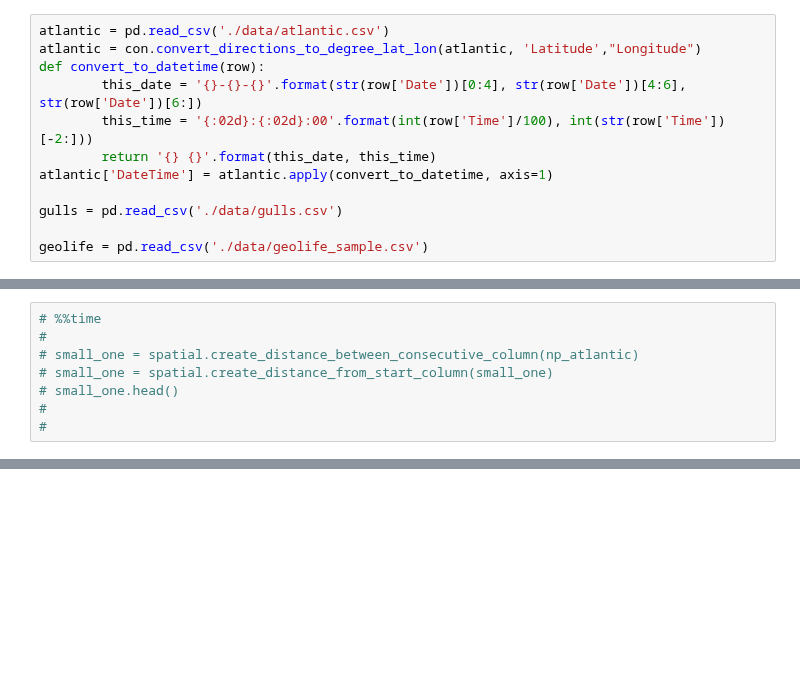
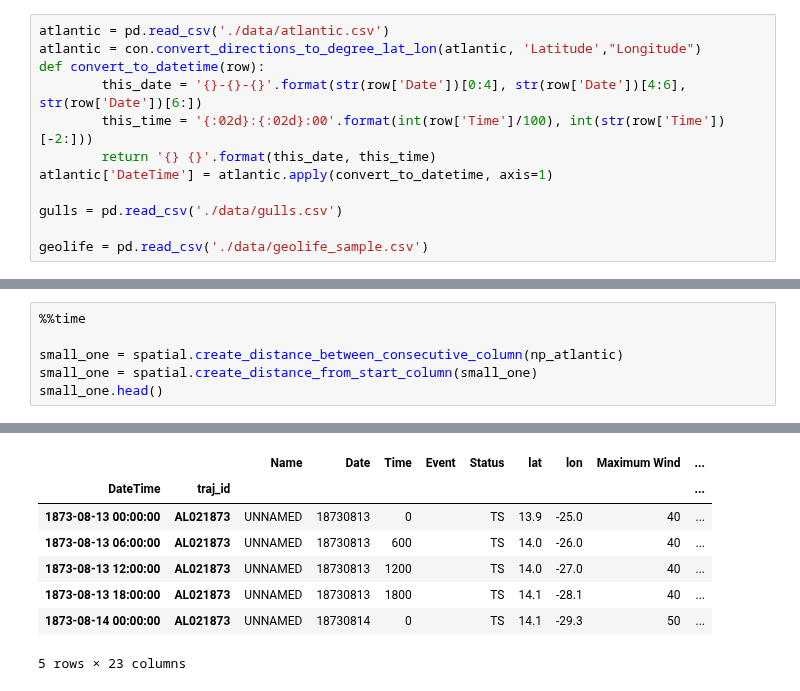
Before and after one commit to YakshHaranwala/PTRAIL, a Jupyter notebook: examples/testing.ipynb, the cells around one changed output, grey strips where cells are left out. Drawn from its saved outputs; the diff is of its cells as text; blank space fills up the shorter version.

```diff
--- a/examples/testing.ipynb
+++ b/examples/testing.ipynb
@@ -66,8 +66,7 @@ Wall time: 101 ms
 # %%
-# %%time
-#
-# small_one = spatial.create_distance_between_consecutive_column(np_atlantic)
-# small_one = spatial.create_distance_from_start_column(small_one)
-# small_one.head()
-#
-#
+%%time
+
+small_one = spatial.create_distance_between_consecutive_column(np_atlantic)
+small_one = spatial.create_distance_from_start_column(small_one)
+small_one.head()
+# %% [output]
@@ -74 +75,9 @@ Wall time: 101 ms
+|  |  | Name | Date | Time | Event | Status | lat | lon | Maximum Wind | ... |
+| DateTime | traj_id |  |  |  |  |  |  |  |  | ... |
+| 1873-08-13 00:00:00 | AL021873 | UNNAMED | 18730813 | 0 |  | TS | 13.9 | -25.0 | 40 | ... |
+| 1873-08-13 06:00:00 | AL021873 | UNNAMED | 18730813 | 600 |  | TS | 14.0 | -26.0 | 40 | ... |
+| 1873-08-13 12:00:00 | AL021873 | UNNAMED | 18730813 | 1200 |  | TS | 14.0 | -27.0 | 40 | ... |
+| 1873-08-13 18:00:00 | AL021873 | UNNAMED | 18730813 | 1800 |  | TS | 14.1 | -28.1 | 40 | ... |
+| 1873-08-14 00:00:00 | AL021873 | UNNAMED | 18730814 | 0 |  | TS | 14.1 | -29.3 | 50 | ... |
+5 rows × 23 columns
 # %%
```
Also changed, not shown: parts of 10 cells of this notebook.
